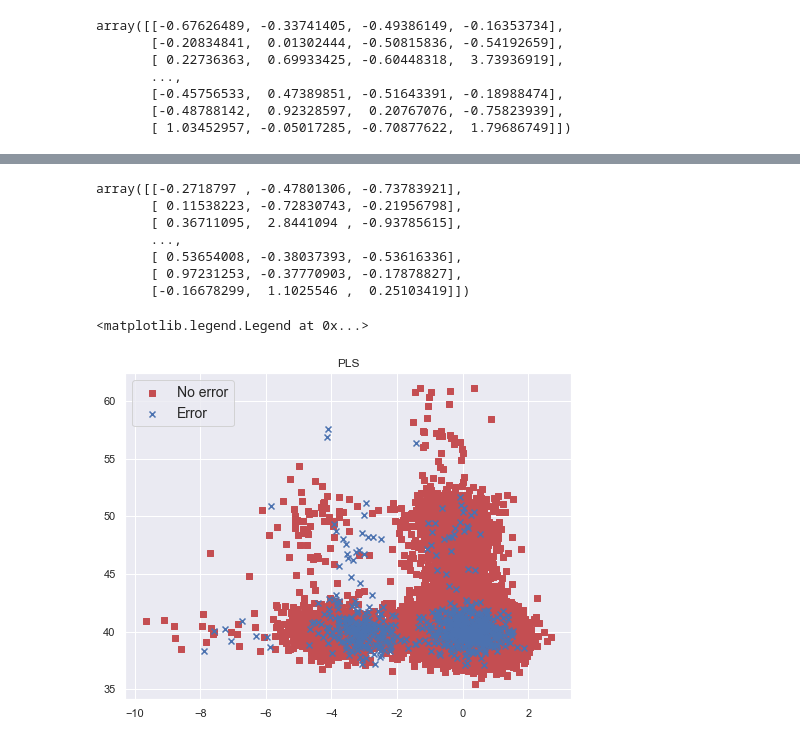
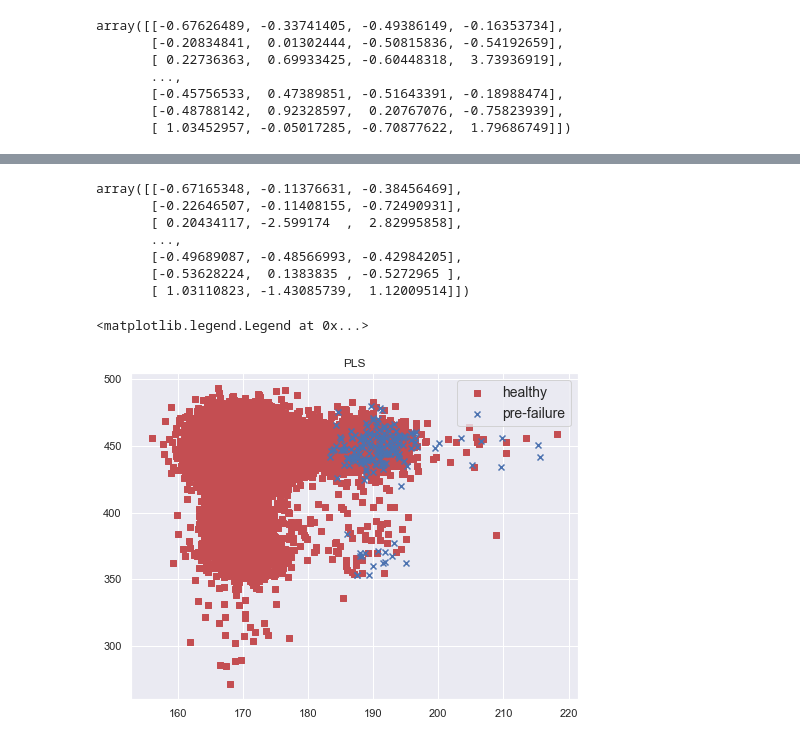
Before and after one commit to jd0g/CSU-Capstone, a Jupyter notebook: MIS581 Capstone Data Analysis.ipynb, the cells around one changed output, grey strips where cells are left out. Cells and saved outputs as stored; diff of their text form; code cells hidden in the pictures.

Commit message:
First attempt at pre-failure windows - 1 day

```diff
--- a/MIS581 Capstone Data Analysis.ipynb
+++ b/MIS581 Capstone Data Analysis.ipynb
@@ -425,10 +324,10 @@ sns.pairplot(df, vars=list(df.columns))
 # %%
-complete, continuous = set_error('error3')
-complete.has_error = complete.has_error.astype(int)
+complete, continuous = set_failure('comp1')
+complete.has_failure = complete.has_failure.astype(int)
 #joined.error_count = joined.error_count.astype(int)
-complete.drop(columns='error_count')
+complete.drop(columns='failure_count')
 X = complete.iloc[:,:4]
-target = complete['pre_error'].copy()
+target = complete['predict'].copy()
 #target = target.reset_index(drop=True)
 
 regr_pls = PLSRegression(n_components = 3)
@@ -436,28 +335,29 @@ PLS_score_X, PLS_score_Y=regr_pls.fit_transform(X,target)
 PLS_loads=regr_pls.x_loadings_
 PLS_score_X
 # %% [output]
-array([[-0.2718797 , -0.47801306, -0.73783921],
-       [ 0.11538223, -0.72830743, -0.21956798],
-       [ 0.36711095,  2.8441094 , -0.93785615],
+array([[-0.67165348, -0.11376631, -0.38456469],
+       [-0.22646507, -0.11408155, -0.72490931],
+       [ 0.20434117, -2.599174  ,  2.82995858],
        ...,
-       [ 0.53654008, -0.38037393, -0.53616336],
-       [ 0.97231253, -0.37770903, -0.17878827],
-       [-0.16678299,  1.1025546 ,  0.25103419]])
+       [-0.49689087, -0.48566993, -0.42984205],
+       [-0.53628224,  0.1383835 , -0.5272965 ],
+       [ 1.03110823, -1.43085739,  1.12009514]])
 # %%
 # Plot the transformed data
 markers = ['s','x']
 colors = ['r','b']
 fig = plt.figure(figsize=(8,6))
 ax0 = fig.add_subplot(111)
 for l,m,c in zip(np.unique(target),markers,colors):
     if l==1:
-        lab = 'Error'
+        lab = 'pre-failure'
     else:
-        lab= 'No error'
-    ax0.scatter(PLS_score_X.T[0][target==l],X['vibration'][target==l],c=c,marker=m, label=lab)
+        lab= 'healthy'
+    ax0.scatter(X['volt'][target==l],X['rotate'][target==l],c=c,marker=m, label=lab)
+    #ax0.scatter(PLS_score_X.T[0][target==l],X['volt'][target==l],c=c,marker=m, label=lab)
 
 plt.title('PLS')
 plt.legend(fontsize=14)
 # %% [output]
 <matplotlib.legend.Legend at 0x...>
-[figure, old version]
+[figure, new version]
```
Also changed, not shown: parts of 37 cells of this notebook.
